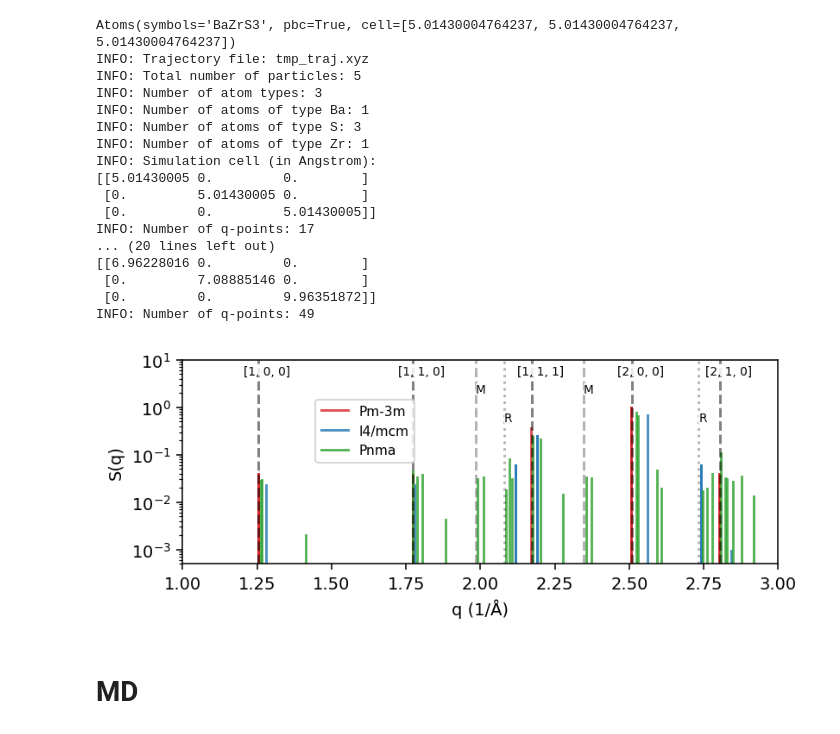
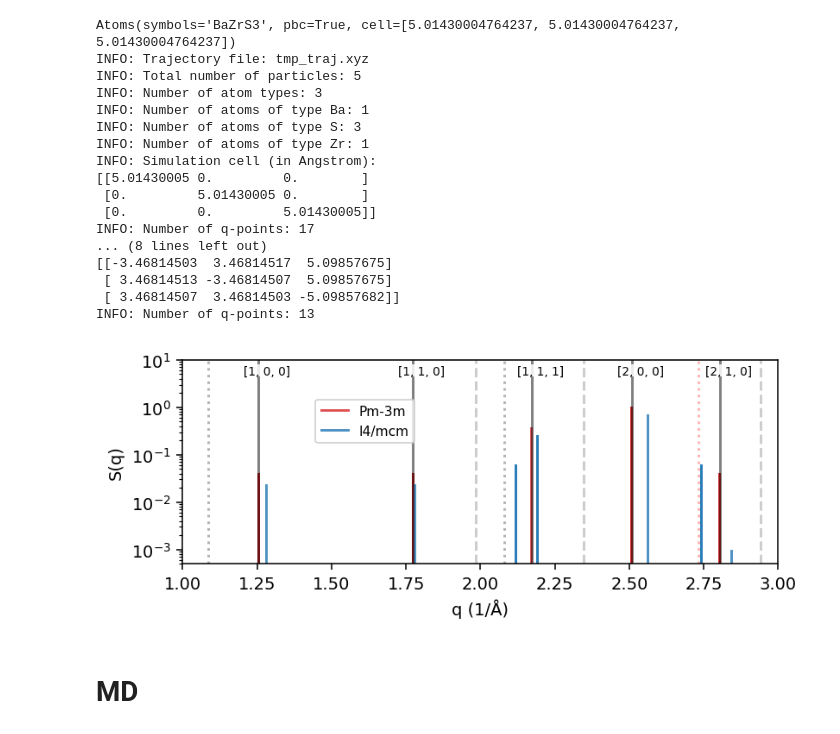
Before and after one commit to NU-CEM/2024_BaZrS3_Phase_Transitions, a Jupyter notebook: dynasor.ipynb, the cells around one changed output. Saved outputs shown, nothing was run; the diff lists cells and outputs as text; code cells hidden in the pictures.

```diff
--- a/dynasor.ipynb
+++ b/dynasor.ipynb
@@ -8,13 +9,12 @@ from dynasor.post_processing import get_spherically_averaged_sample_smearing
 # %%
-
 os.chdir('/Users/prakriti/2024_BaZrS3_Phase_Transitions/')
 structure_tags = ['BaZrS3-spg221-Pm3m','BaZrS3-spg140-I4mcm','BaZrS3-spg62-Pnma']
-#structure_tags = ['BaZrS3-spg221-Pm3m','BaZrS3-spg140-I4mcm']
+structure_tags = ['BaZrS3-spg221-Pm3m','BaZrS3-spg140-I4mcm']
 data_dict = dict()
 for structure_tag in structure_tags:
 
     # write dummy traj
-    atoms = read(f'{structure_tag}.xyz')
+    atoms = read(f'structures/{structure_tag}.xyz')
     atoms.calc = None
     print(atoms)
     n_atoms = len(atoms)
@@ -45,11 +45,11 @@ INFO: Simulation cell (in Angstrom):
  [0.         5.01430005 0.        ]
  [0.         0.         5.01430005]]
 INFO: Number of q-points: 17
-... (20 lines left out)
-[[6.96228016 0.         0.        ]
- [0.         7.08885146 0.        ]
- [0.         0.         9.96351872]]
-INFO: Number of q-points: 49
+... (8 lines left out)
+[[-3.46814503  3.46814517  5.09857675]
+ [ 3.46814513 -3.46814507  5.09857675]
+ [ 3.46814507  3.46814503 -5.09857682]]
+INFO: Number of q-points: 13
 # %%
 # plot setup
 fig = plt.figure(figsize=(6.0, 2.5), dpi=140)
@@ -76,49 +76,69 @@ for structure_tag, (q_norms, Sq) in data_dict.items():
         ax1.plot([q, q], [0, S[0]], color=colors[structure_tag], alpha=alpha)
     ax1.plot(np.nan, np.nan, color=colors[structure_tag], alpha=alpha, label=labels[structure_tag])
 
 
 # Mark the cubic gamma-points
 alat = 5.01
 alpha = 0.5
 fs = 7
 bbox = dict(facecolor='w', edgecolor='none', alpha=0.85, pad=0.0)
 
 q_vecs = [[1, 0, 0], [1, 1, 0], [1, 1, 1], [2, 0, 0], [2,1,0]]
 for qvec in q_vecs:
     q = 2 * np.pi / alat * np.linalg.norm(qvec)
-    ax1.axvline(x=q, ls='--', color='k', alpha=alpha)
+    ax1.axvline(x=q, ls='-', color='k', alpha=alpha)
     ax1.text(q -0.05, 0.5 * ylim[-1], str(qvec), fontsize=fs, bbox=bbox)
 
-# Mark the cubic M-points
-qvec_R1 = [1.5, 0.5, 0.5]
-qvec_R2 = [1.5, 1.5, 0.5]
-#qvec_R3 = [0.5, 0.5, 0.5]
-qvec_M1 = [1.5, 0.5, 0]
-qvec_M2 = [1.5, 0.5, 1.0]
+qvec_R1 = [0.5, 0.5, 0.5]
+qvec_R2 = [1.5, 0.5, 0.5]
+qvec_R3 = [1.5, 1.5, 0.5]
+qvec_R4 = [1.5, 1.5, 1.5]
+qvec_R5 = [1.5, 0.5, 1.5]
+
+qvec_M1 = [0.5, 0.5, 0]
+qvec_M2 = [1.5, 0.5, 0]
+qvec_M3 = [1.5, 0.5, 1.0]
+qvec_M4 = [1.5, 1.5, 1.0]
+q_R1 = 2 * np.pi / alat * np.linalg.norm(qvec_R1)
+q_R2 = 2 * np.pi / alat * np.linalg.norm(qvec_R2)
+q_R3 = 2 * np.pi / alat * np.linalg.norm(qvec_R3)
+q_R4 = 2 * np.pi / alat * np.linalg.norm(qvec_R4)
+q_R5 = 2 * np.pi / alat * np.linalg.norm(qvec_R5)
+
 q_M1 = 2 * np.pi / alat * np.linalg.norm(qvec_M1)
 q_M2 = 2 * np.pi / alat * np.linalg.norm(qvec_M2)
-q_R1 = 2 * np.pi / alat * np.linalg.norm(qvec_R1)
-q_R2 = 2 * np.pi / alat * np.linalg.norm(qvec_R2)
-ax1.axvline(x=q_M1, ls='--', color='k', alpha=alpha-0.2)
-ax1.axvline(x=q_M2, ls='--', color='k', alpha=alpha-0.2)
+q_M3 = 2 * np.pi / alat * np.linalg.norm(qvec_M3)
+q_M4 = 2 * np.pi / alat * np.linalg.norm(qvec_M4)
+
 ax1.axvline(x=q_R1, ls=':', color='k', alpha=alpha-0.2)
 ax1.axvline(x=q_R2, ls=':', color='k', alpha=alpha-0.2)
-ax1.text(q_M1, 0.2 * ylim[-1], 'M', fontsize=fs, bbox=bbox)
-ax1.text(q_M2, 0.2 * ylim[-1], 'M', fontsize=fs, bbox=bbox)
-ax1.text(q_R1, 0.05 * ylim[-1], 'R', fontsize=fs, bbox=bbox)
-ax1.text(q_R2, 0.05 * ylim[-1], 'R', fontsize=fs, bbox=bbox)
+#ax1.axvline(x=q_R3, ls=':', color='blue', alpha=alpha-0.2)
+ax1.axvline(x=q_R4, ls=':', color='k', alpha=alpha-0.2)
+ax1.axvline(x=q_R5, ls=':', color='red', alpha=alpha-0.2)
+
+ax1.axvline(x=q_M1, ls='--', color='k', alpha=alpha-0.3)
+ax1.axvline(x=q_M2, ls='--', color='k', alpha=alpha-0.3)
+ax1.axvline(x=q_M3, ls='--', color='k', alpha=alpha-0.3)
+ax1.axvline(x=q_M4, ls='--', color='k', alpha=alpha-0.3)
+# Mark the cubic M-points
+
+
+#ax1.text(q_M1, 0.2 * ylim[-1], 'M', fontsize=fs, bbox=bbox)
+#ax1.text(q_M2, 0.2 * ylim[-1], 'M', fontsize=fs, bbox=bbox)
+#ax1.text(q_R1, 0.05 * ylim[-1], 'R', fontsize=fs, bbox=bbox)
+#ax1.text(q_R2, 0.05 * ylim[-1], 'R', fontsize=fs, bbox=bbox)
 
 
 ax1.set_xlim(xlim)
 ax1.set_ylim(ylim)
 ax1.set_yscale('log')
 ax1.legend(loc=1, fontsize=8, bbox_to_anchor=(0.4, 0.84))
 ax1.set_xlabel('q (1/Å)')
 ax1.set_ylabel('S(q)')
 
 fig.tight_layout()
 # %% [output]
-[figure, old version]
+[figure, new version]
 # %% [markdown]
 # MD
 # %%
```
Also changed, not shown: parts of 10 cells of this notebook, 4 other files.
